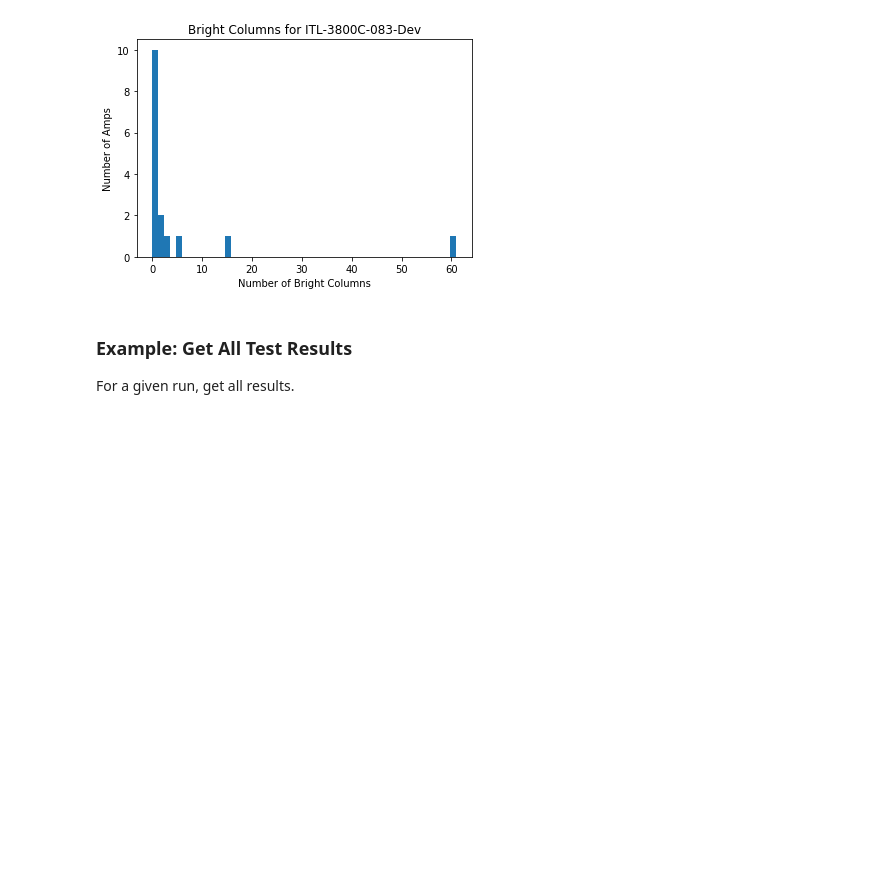
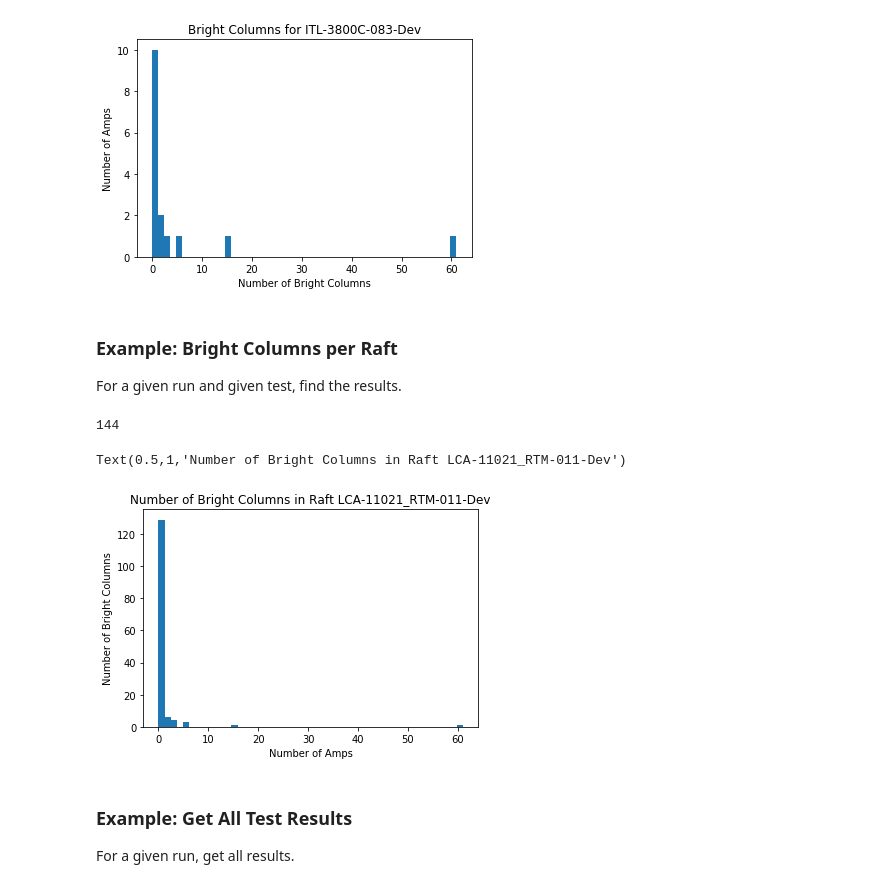
Before and after one commit to ellongley/Notebooks, a Jupyter notebook: Get_EOTest_Results.ipynb, the cells around one changed output. Saved outputs shown, nothing was run; the diff lists cells and outputs as text; code cells hidden in the pictures; blank space fills up the shorter version.

```diff
--- a/Get_EOTest_Results.ipynb
+++ b/Get_EOTest_Results.ipynb
@@ -74,6 +78,27 @@ plt.xlabel('Number of Bright Columns')
 # %% [output]
 Text(0.5,0,'Number of Bright Columns')
 [figure]
+# %% [markdown]
+### Example: Bright Columns per Raft
+
+For a given run and given test, find the results.
+# %%
+vals = []
+for key, value in res.items():
+      vals.append(value)
+# %%
+# 16 amps * 9 CCD's
+print(len(np.array(vals).flatten()))
+# %% [output]
+144
+# %%
+plt.hist(np.array(vals).flatten(),bins=50)
+plt.xlabel('Number of Amps')
+plt.ylabel('Number of Bright Columns')
+plt.title('Number of Bright Columns in Raft ' + raft_list)
+# %% [output]
+Text(0.5,1,'Number of Bright Columns in Raft LCA-11021_RTM-011-Dev')
+[figure, added]
 # %% [markdown]
 ### Example: Get All Test Results
 
```
Also changed, not shown: parts of 3 cells of this notebook.
